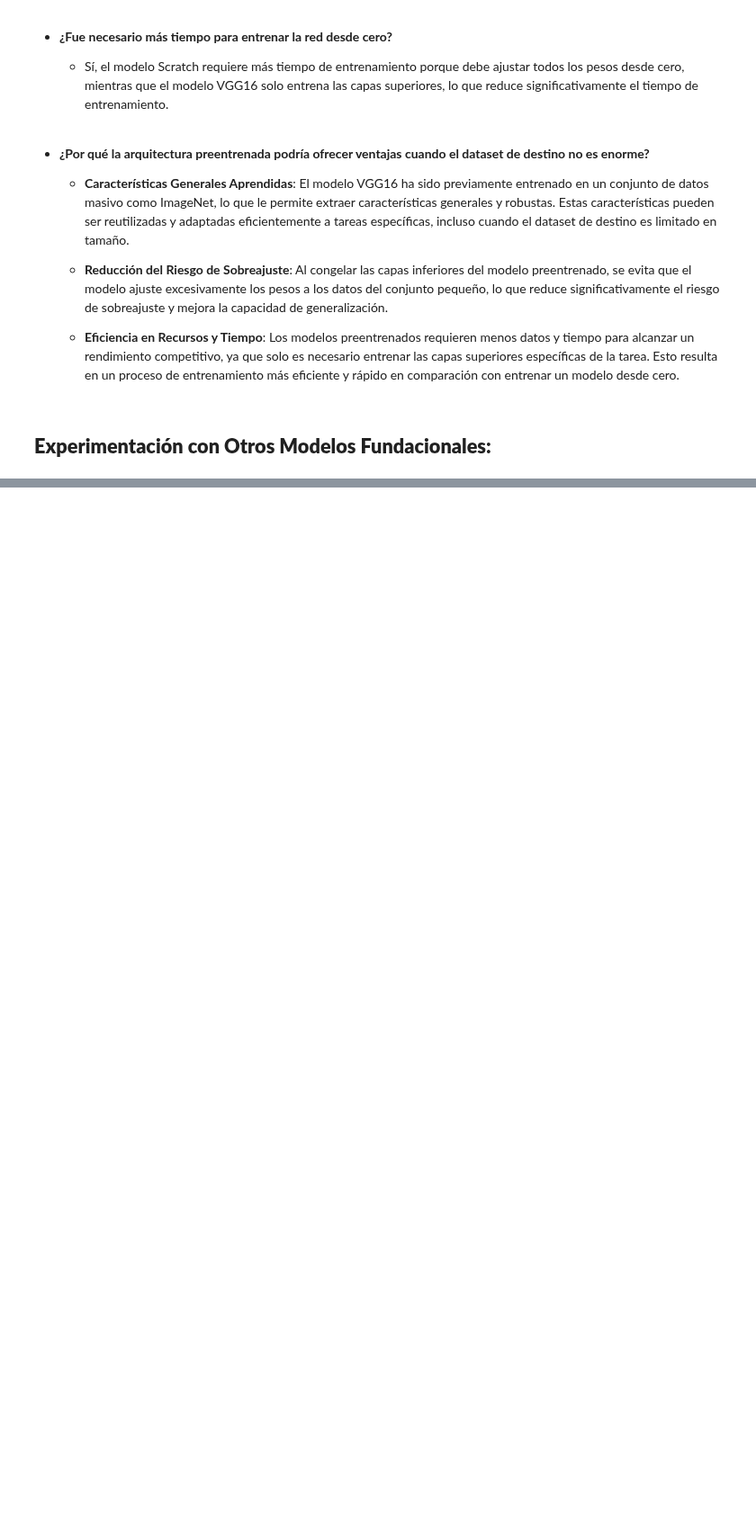
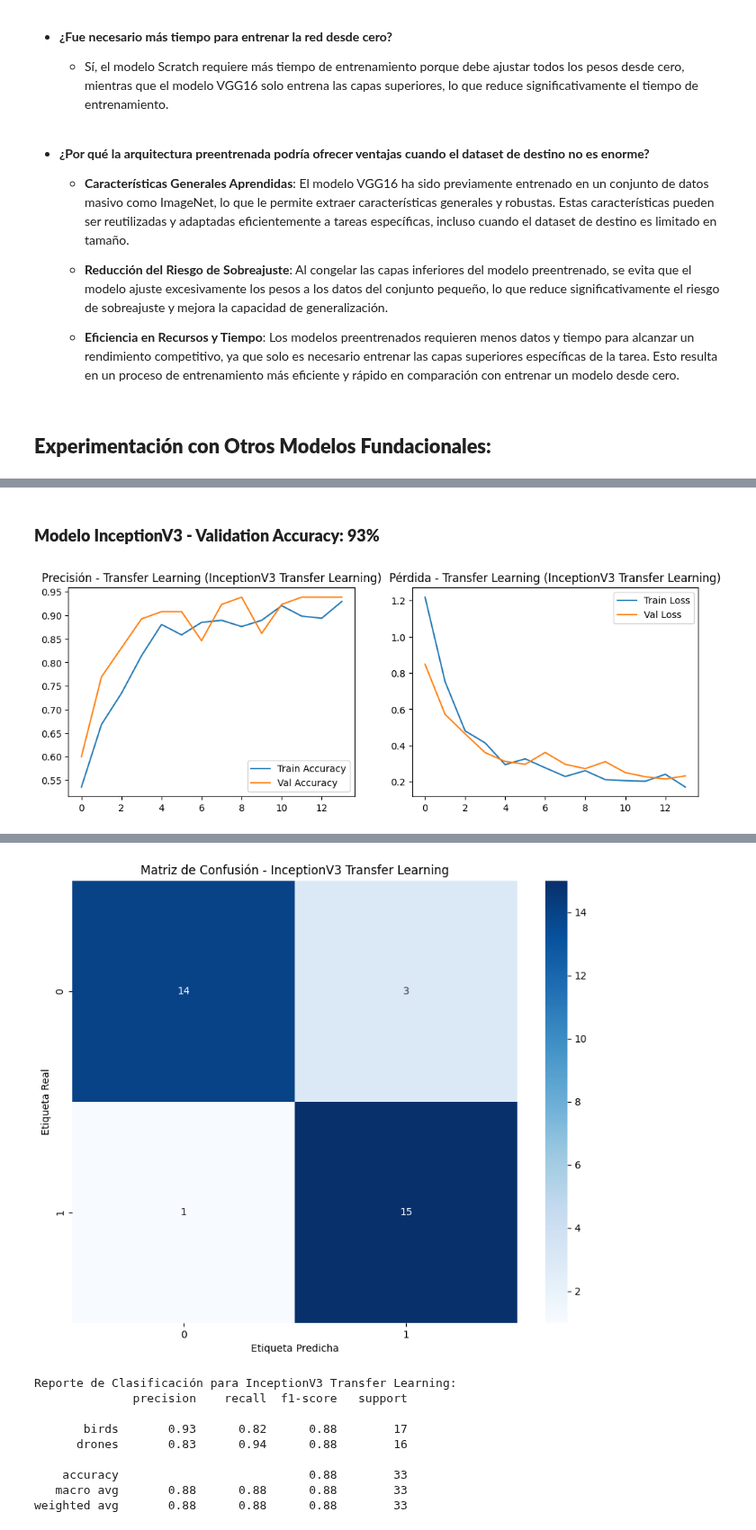
Before and after one commit to pukinidev/TalleresImagenes, a Jupyter notebook: Taller 8/MISIS4825_Laboratorio08_Taller.ipynb, the cells around one changed output, grey strips where cells are left out. Shown at 90% size. Drawn from its saved outputs; the diff is of its cells as text; code cells hidden in the pictures; blank space fills up the shorter version.

```diff
--- a/Taller 8/MISIS4825_Laboratorio08_Taller.ipynb
+++ b/Taller 8/MISIS4825_Laboratorio08_Taller.ipynb
@@ -600,0 +663,6 @@ weighted avg       0.82      0.82      0.82        33
+# %% [markdown]
+### **Modelo InceptionV3 - Validation Accuracy: 93%**
+# %%
+evaluate_model(f'inception/best_model_inception_2.keras', test_gen, labels_map, history, 'InceptionV3 Transfer Learning')
+# %% [output]
+[figure, added]
@@ -600,0 +670,10 @@ weighted avg       0.82      0.82      0.82        33
+[figure, added]
+Reporte de Clasificación para InceptionV3 Transfer Learning:
+              precision    recall  f1-score   support
+
+       birds       0.93      0.82      0.88        17
+      drones       0.83      0.94      0.88        16
+
+    accuracy                           0.88        33
+   macro avg       0.88      0.88      0.88        33
+weighted avg       0.88      0.88      0.88        33
```
Also changed, not shown: parts of 33 cells of this notebook, 9 other files.
